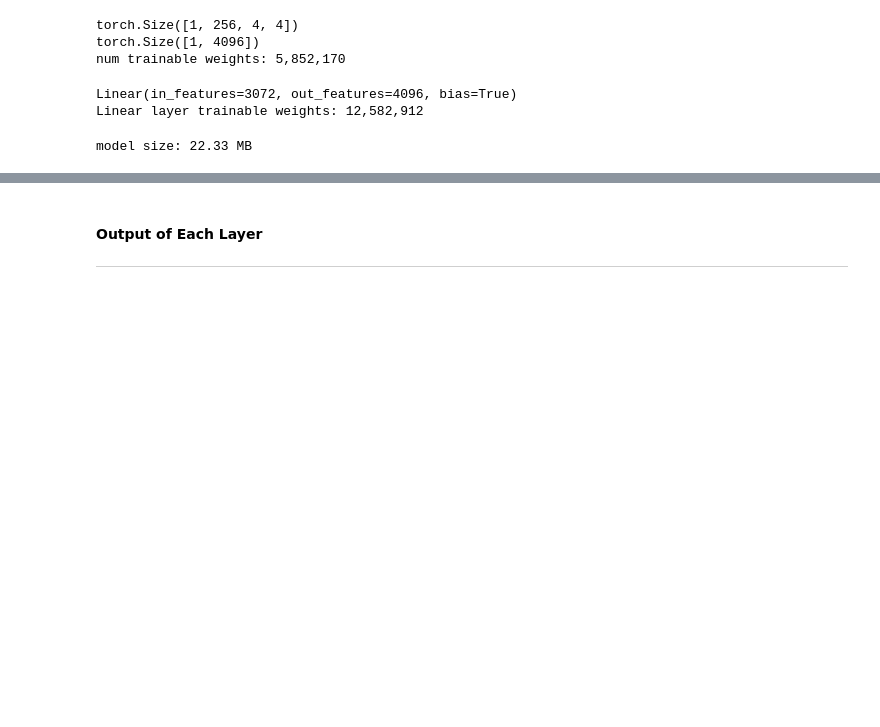
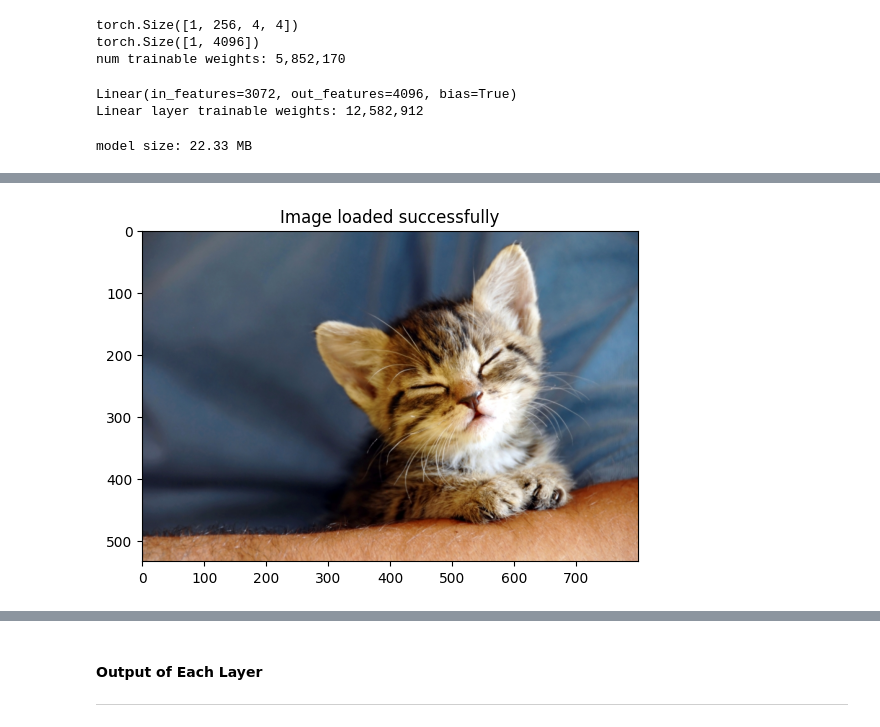
Before and after one commit to hmichaeli/ee046211-deep-learning, a Jupyter notebook: ee046211_tutorial_06_convnets_visual_tasks.ipynb, the cells around one changed output, grey strips where cells are left out. Drawn from its saved outputs; the diff is of its cells as text; code cells hidden in the pictures; blank space fills up the shorter version.

```diff
--- a/ee046211_tutorial_06_convnets_visual_tasks.ipynb
+++ b/ee046211_tutorial_06_convnets_visual_tasks.ipynb
@@ -1027,6 +1059,9 @@ def load_image(path):
 # %%
 # load sample image
 kitten_img = load_image("./assets/kitten.jpg")
+img = load_image("./assets/kitten.jpg")
+# %% [output]
+[figure, added]
 # %% [markdown]
 ### <img src="https://img.icons8.com/nolan/64/download-from-cloud.png" style="height:50px;display:inline"> Torchvision Pre-Trained Models
 ---
```
Also changed, not shown: parts of 14 cells of this notebook.
